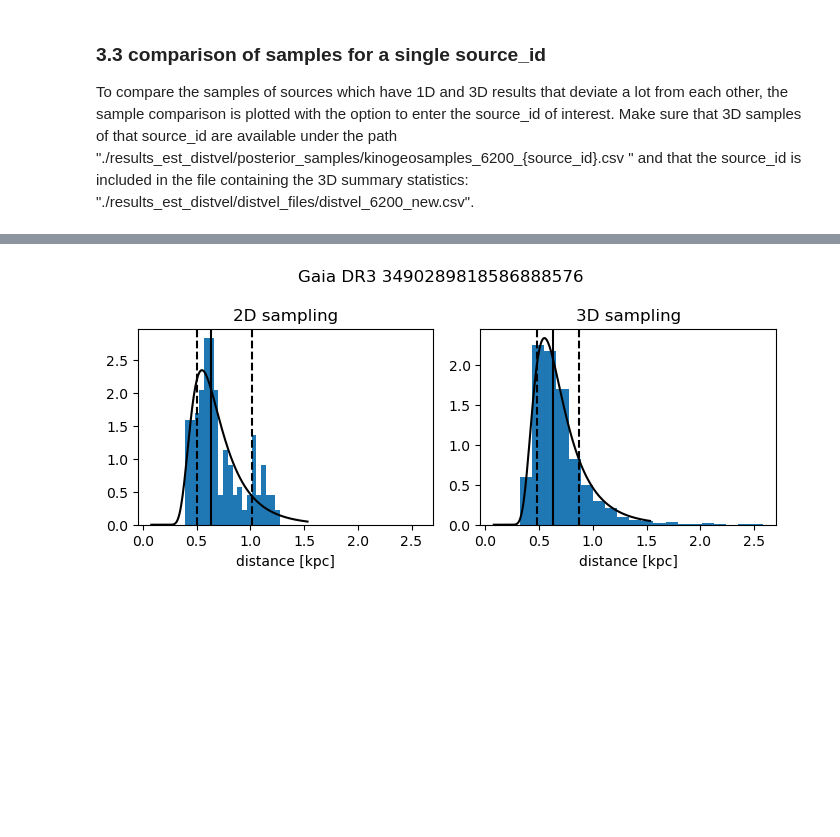
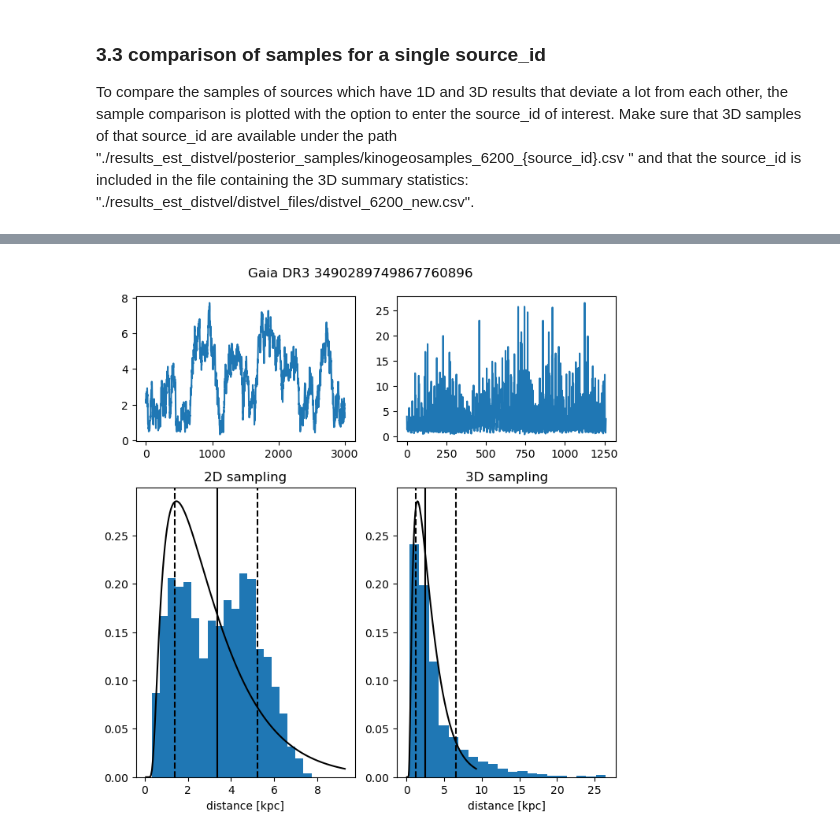
Before and after one commit to ElisaHaas25/Kinegeometric-Distance-Estimation, a Jupyter notebook: test_sampling.ipynb, the cells around one changed output, grey strips where cells are left out. Drawn from its saved outputs; the diff is of its cells as text; code cells hidden in the pictures; blank space fills up the shorter version.

```diff
--- a/test_sampling.ipynb
+++ b/test_sampling.ipynb
@@ -607,10 +626,10 @@ At first, the desired 3D comparison data is read in. Then an array containing so
 # Read in comparison data
 
 # array containing source_ids
-id_distvel_6200 = np.genfromtxt('./distvel_6200.csv', delimiter=',', skip_header=1,  dtype='int64', usecols=0)
+id_distvel_6200 = np.genfromtxt('./2024-04-16/distvel_files/distvel_6200.csv', delimiter=',', skip_header=1,  dtype='int64', usecols=0)
 
 # array containig all 3D data (dont use source_id from this, because its rounded, instead use array above)
-data_distvel_6200 =  np.genfromtxt('./distvel_6200.csv', delimiter=',', skip_header=1,  dtype='float64')
+data_distvel_6200 =  np.genfromtxt('./2024-04-16/distvel_files/distvel_6200.csv', delimiter=',', skip_header=1,  dtype='float64')
 
 # alternative file: './results_est_distvel/distvel_files/distvel_6200_new.csv': contains (less) stars with available samples
 
@@ -645,8 +664,8 @@ rows_prior_summary = np.loadtxt('prior_summary.csv', delimiter=',',skiprows=1)
 rSamples_kinegeo = []
 rSamples_geo = []
 
-Nsamp= 200
-Nburnin= 20
+Nsamp= 1000
+Nburnin= 500
 
 
 for i in range(len(comp_source_ids[:])):
@@ -670,7 +689,7 @@ for i in range(len(comp_source_ids[:])):
 
 
     source_id = int(r['SOURCE_ID'][i])
-    print(source_id)
+    print('#',i,'   ',source_id)
     healpix = math.floor(source_id / (2**(35)*4**(12-5)) )
 
     # zeropoint correction
@@ -1318,9 +1369,9 @@ Now, a new file is read in containing only ten sources, for which the distance s
 # Read in comparison data:
 
 # array containing source_ids
-id_distvel_6200_10 = np.genfromtxt("./results_est_distvel/distvel_files/distvel_6200.csv", delimiter=',', skip_header=1,  dtype='int64', usecols=0)
+id_distvel_6200_10 = np.genfromtxt("./2024-04-16/distvel_files/distvel_6200.csv", delimiter=',', skip_header=1,  dtype='int64', usecols=0)[:10]
 # array containig all data (dont use source_id from this, because its rounded, instead use array above)
-data_distvel_6200_10 =  np.genfromtxt('./results_est_distvel/distvel_files/distvel_6200.csv', delimiter=',', skip_header=1,  dtype='float64')
+data_distvel_6200_10 =  np.genfromtxt('./2024-04-16/distvel_files/distvel_6200.csv', delimiter=',', skip_header=1,  dtype='float64')[:10]
 
 # remove all rows containing nan:
 comp_data_10 = data_distvel_6200_10[~np.isnan(data_distvel_6200_10).any(axis=1), :]
@@ -1346,8 +1397,8 @@ rows_prior_summary = np.loadtxt('prior_summary.csv', delimiter=',',skiprows=1)
 rSamples_kinegeo_10 = []
 rSamples_geo_10 = []
 
-Nsamp= 500
-Nburnin= 50
+Nsamp= 1000
+Nburnin= 500
 
 for i in range(len(comp_source_ids_10)):
 
@@ -1576,24 +1644,23 @@ plt.tight_layout()
 
 To compare the samples of sources which have 1D and 3D results that deviate a lot from each other, the sample comparison is plotted with the option to enter the source_id of interest. Make sure that 3D samples of that source_id are available under the path "./results_est_distvel/posterior_samples/kinogeosamples_6200_{source_id}.csv " and that the source_id is included in the file containing the 3D summary statistics: "./results_est_distvel/distvel_files/distvel_6200_new.csv".
 # %%
-
 rows_prior_summary = np.loadtxt('prior_summary.csv', delimiter=',',skiprows=1)
-Nsamp= 200
-Nburnin= 20
+Nsamp= 3000
+Nburnin= 100
 probs = np.array([0.5,0.1586553, 0.8413447])
 
 
 # array containing source_ids
-id_distvel_6200 = np.genfromtxt("./results_est_distvel/distvel_files/distvel_6200_new.csv", delimiter=',', skip_header=1,  dtype='int64', usecols=0)
+id_distvel_6200 = np.genfromtxt("./2024-04-16/distvel_files/distvel_6200.csv", delimiter=',', skip_header=1,  dtype='int64', usecols=0)
 # array containig all data (dont use source_id from this, because its rounded, instead use array above)
-data_distvel_6200 =  np.genfromtxt('./results_est_distvel/distvel_files/distvel_6200_new.csv', delimiter=',', skip_header=1,  dtype='float64')
+data_distvel_6200 =  np.genfromtxt('./2024-04-16/distvel_files/distvel_6200.csv', delimiter=',', skip_header=1,  dtype='float64')
 
 # remove all rows containing nan:
 comp_data = data_distvel_6200[~np.isnan(data_distvel_6200).any(axis=1), :]
 comp_source_ids = id_distvel_6200[~np.isnan(data_distvel_6200).any(axis=1)]
 
 
-source_id = 3490289818586888576
+source_id = 3490289749867760896 #3490292120690543616
 
 job = Gaia.launch_job("select "
                                             "source_id, parallax, parallax_error,phot_g_mean_mag,\
@@ -1679,11 +1746,13 @@ samp_geo = metrop(func=loggeopostdensity ,thetaInit= rInit ,Nburnin=Nburnin ,Nsa
 
 rSamp_geo = samp_geo[:,1]
 
-fig,ax = plt.subplots(1,2,figsize=(7,3),sharex=True)
+fig,ax = plt.subplots(2,2,figsize=(7,7), gridspec_kw={'height_ratios': [1,2]})
 
-ax[0].hist(rSamp_kinegeo,bins=20,density=True)
+ax[0,0].plot(np.arange(0,len(rSamp_kinegeo),1),rSamp_kinegeo)
+
+ax[1,0].hist(rSamp_kinegeo,bins=20,density=True)
 plt.suptitle(f"Gaia DR3 {source_id}")
-ax[0].set_title(f"2D sampling")
+ax[1,0].set_title(f"2D sampling")
 plt.tight_layout()
 
 rQuantKinegeo = np.quantile(rSamp_kinegeo,probs)
@@ -1692,22 +1761,26 @@ rMedKinegeo = rQuantKinegeo[0]
 rLoKinegeo = rQuantKinegeo[1]
 rHiKinegeo= rQuantKinegeo[2]
 
-ax[0].axvline(rMedKinegeo,color='black')
-ax[0].axvline(rLoKinegeo,linestyle='--',color = 'black')
-ax[0].axvline(rHiKinegeo,linestyle='--',color = 'black')
+ax[1,0].axvline(rMedKinegeo,color='black')
+ax[1,0].axvline(rLoKinegeo,linestyle='--',color = 'black')
+ax[1,0].axvline(rHiKinegeo,linestyle='--',color = 'black')
 
 # load compasion samples
 
 j = np.where(comp_source_ids == source_id)[0][0]
 
-comp_samples_kinegeo = np.loadtxt(f'./results_est_distvel/posterior_samples/kinogeosamples_6200_{source_id}.csv', delimiter=',',skiprows=1)
+comp_samples_kinegeo = np.loadtxt(f'./2024-04-16/posterior_samples/kinogeosamples_6200_{source_id}.csv', delimiter=',',skiprows=1)
+
 comp_rSamp_kinegeo= comp_samples_kinegeo[:,0]
-ax[1].hist(comp_rSamp_kinegeo/1e3,bins=20,density=True)
-ax[1].set_title(f"3D sampling")
 
-ax[1].axvline(comp_data[j][4]/1e3 ,color='black')
-ax[1].axvline(comp_data[j][5]/1e3, linestyle='--',color = 'black')
-ax[1].axvline(comp_data[j][6]/1e3,linestyle='--',color = 'black')
+ax[0,1].plot(np.arange(0,len(comp_rSamp_kinegeo),1),comp_rSamp_kinegeo/1e3)
+
+ax[1,1].hist(comp_rSamp_kinegeo/1e3,bins=20,density=True)
+ax[1,1].set_title(f"3D sampling")
+
+ax[1,1].axvline(comp_data[j][4]/1e3 ,color='black')
+ax[1,1].axvline(comp_data[j][5]/1e3, linestyle='--',color = 'black')
+ax[1,1].axvline(comp_data[j][6]/1e3,linestyle='--',color = 'black')
 
 # distance range for plotting
 rplotlo = 0.2*min(rSamp_kinegeo)
@@ -1726,11 +1799,11 @@ kinegeo_plot = 10**(np.array(logKinegeo_plot))
 kinegeo_norm = integrate.trapezoid(kinegeo_plot,r_plot)
 
 
-ax[0].plot(r_plot,kinegeo_plot/kinegeo_norm, label='kinegeometric posterior',color='k')
-ax[1].plot(r_plot,kinegeo_plot/kinegeo_norm, label='kinegeometric posterior',color='k')
+ax[1,0].plot(r_plot,kinegeo_plot/kinegeo_norm, label='kinegeometric posterior',color='k')
+ax[1,1].plot(r_plot,kinegeo_plot/kinegeo_norm, label='kinegeometric posterior',color='k')
 
-ax[0].set_xlabel('distance [kpc]')
-ax[1].set_xlabel('distance [kpc]')
+ax[1,0].set_xlabel('distance [kpc]')
+ax[1,1].set_xlabel('distance [kpc]')
 
 #ax[0].set_ylim(0,0.3)
 #ax[1].set_ylim(0,0.3)
@@ -1770 +1843 @@ proper motion ra-dec correlation:  0.015936166048049927
-[figure, old version]
+[figure, new version]
```
Also changed, not shown: parts of 21 cells of this notebook, 1 other file.
